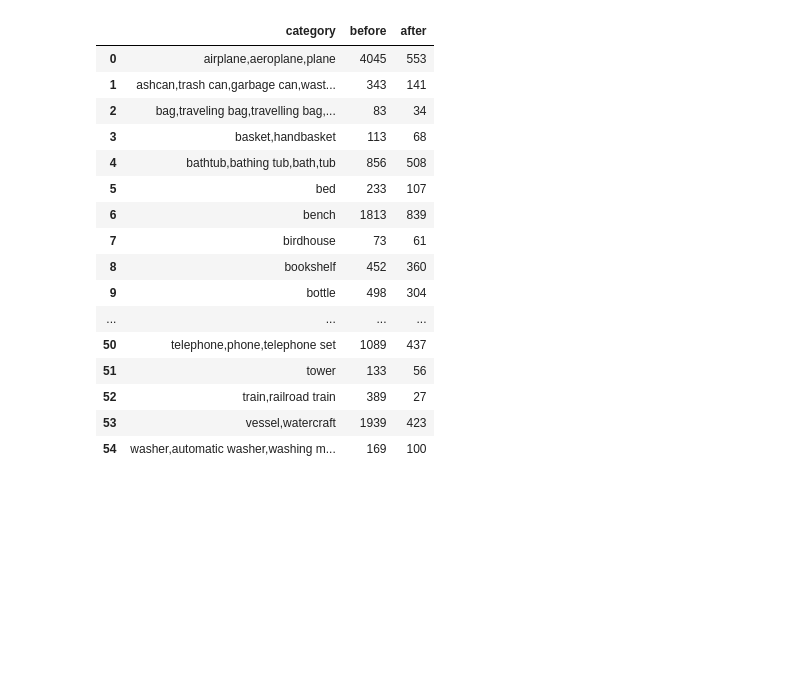
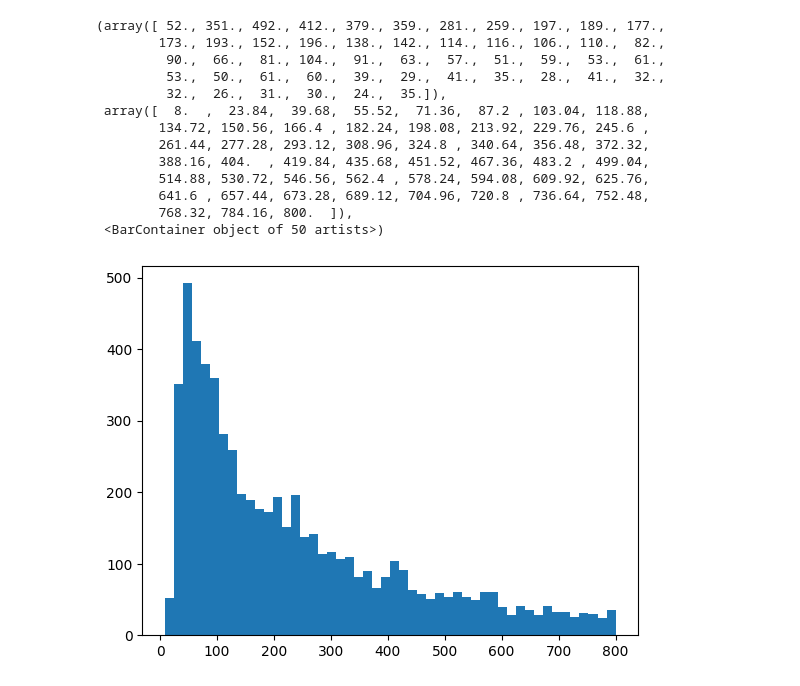
Before and after one commit to Boltzmachine/hypergraph-generation, a Jupyter notebook: scripts/stat.ipynb, the cells around one changed output. Saved outputs shown, nothing was run; the diff lists cells and outputs as text; code cells hidden in the pictures; blank space fills up the shorter version.

```diff
--- a/scripts/stat.ipynb
+++ b/scripts/stat.ipynb
@@ -43,22 +43,27 @@ for key in vertices.keys():
     })
 df = pd.DataFrame.from_records(records)
 # %%
-df
+import json
+import numpy as np
+import pandas as pd
+import scipy
+import matplotlib.pyplot as plt
-# %% [output]
-|  | category | before | after |
-| 0 | airplane,aeroplane,plane | 4045 | 553 |
-| 1 | ashcan,trash can,garbage can,wast... | 343 | 141 |
-| 2 | bag,traveling bag,travelling bag,... | 83 | 34 |
-| 3 | basket,handbasket | 113 | 68 |
-| 4 | bathtub,bathing tub,bath,tub | 856 | 508 |
-| 5 | bed | 233 | 107 |
-| 6 | bench | 1813 | 839 |
-| 7 | birdhouse | 73 | 61 |
-| 8 | bookshelf | 452 | 360 |
-| 9 | bottle | 498 | 304 |
-| ... | ... | ... | ... |
-| 50 | telephone,phone,telephone set | 1089 | 437 |
-| 51 | tower | 133 | 56 |
-| 52 | train,railroad train | 389 | 27 |
-| 53 | vessel,watercraft | 1939 | 423 |
-| 54 | washer,automatic washer,washing m... | 169 | 100 |
+# %%
+data = json.load(open("../data/shapenet/meta.json", "r"))
+# %%
+plt.hist(data['n_nodes'], bins=50)
+# %% [output]
+(array([ 52., 351., 492., 412., 379., 359., 281., 259., 197., 189., 177.,
+        173., 193., 152., 196., 138., 142., 114., 116., 106., 110.,  82.,
+         90.,  66.,  81., 104.,  91.,  63.,  57.,  51.,  59.,  53.,  61.,
+         53.,  50.,  61.,  60.,  39.,  29.,  41.,  35.,  28.,  41.,  32.,
+         32.,  26.,  31.,  30.,  24.,  35.]),
+ array([  8.  ,  23.84,  39.68,  55.52,  71.36,  87.2 , 103.04, 118.88,
+        134.72, 150.56, 166.4 , 182.24, 198.08, 213.92, 229.76, 245.6 ,
+        261.44, 277.28, 293.12, 308.96, 324.8 , 340.64, 356.48, 372.32,
+        388.16, 404.  , 419.84, 435.68, 451.52, 467.36, 483.2 , 499.04,
+        514.88, 530.72, 546.56, 562.4 , 578.24, 594.08, 609.92, 625.76,
+        641.6 , 657.44, 673.28, 689.12, 704.96, 720.8 , 736.64, 752.48,
+        768.32, 784.16, 800.  ]),
+ <BarContainer object of 50 artists>)
+[figure, added]
```
Also changed, not shown: parts of 4 cells of this notebook, 19 other files.
